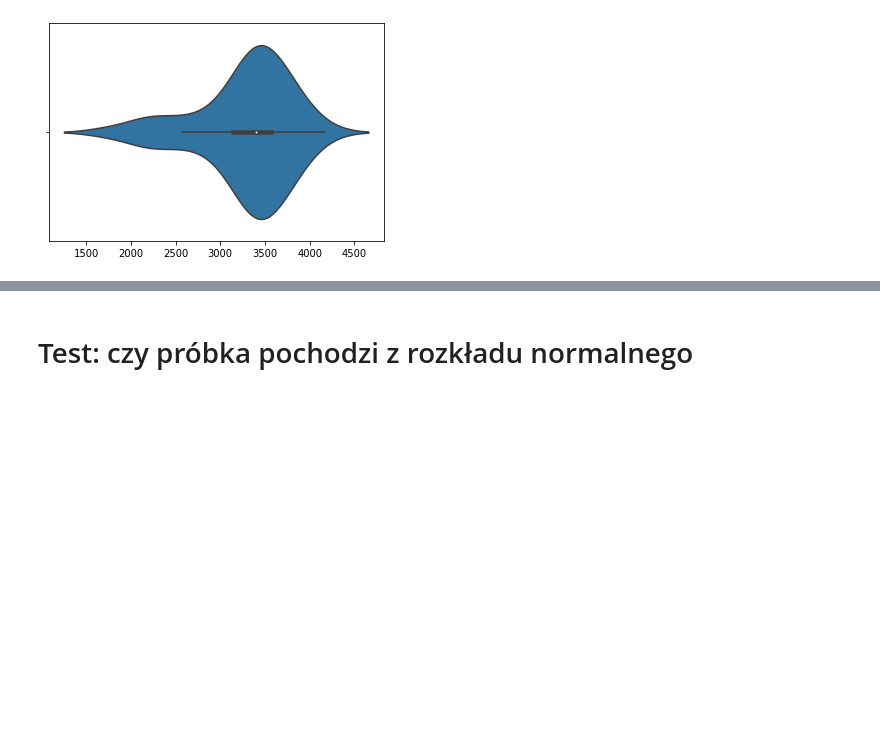
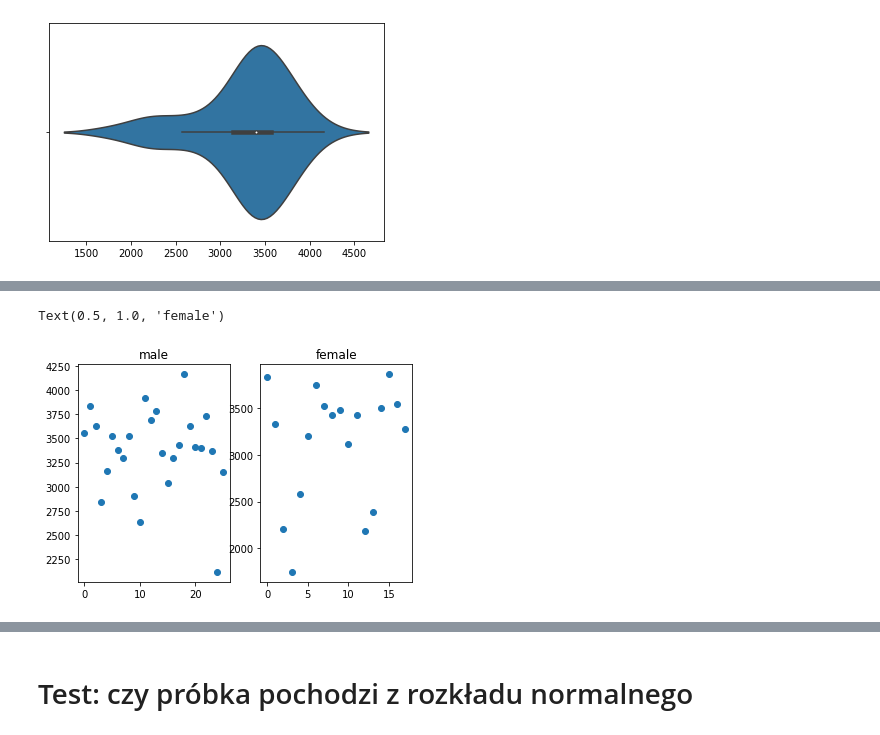
Before and after one commit to rafalkobiela/ages_statystyka1_26_09, a Jupyter notebook: 1_prezentacja danych.ipynb, the cells around one changed output, grey strips where cells are left out. Drawn from its saved outputs; the diff is of its cells as text; code cells hidden in the pictures; blank space fills up the shorter version.

```diff
--- a/1_prezentacja danych.ipynb
+++ b/1_prezentacja danych.ipynb
@@ -142,0 +162,11 @@ Proszę podzielić próbkę na dwie grupy ze względu na płeć (kolumna ``sex''
+# %%
+fig, axs = plt.subplots(1, 2)
+
+axs[0].scatter(np.arange(len(x)), x)
+axs[0].set_title("male")
+
+axs[1].scatter(np.arange(len(y)), y)
+axs[1].set_title("female")
+# %% [output]
+Text(0.5, 1.0, 'female')
+[figure, added]
```
Also changed, not shown: parts of 14 cells of this notebook, 1 other file.
